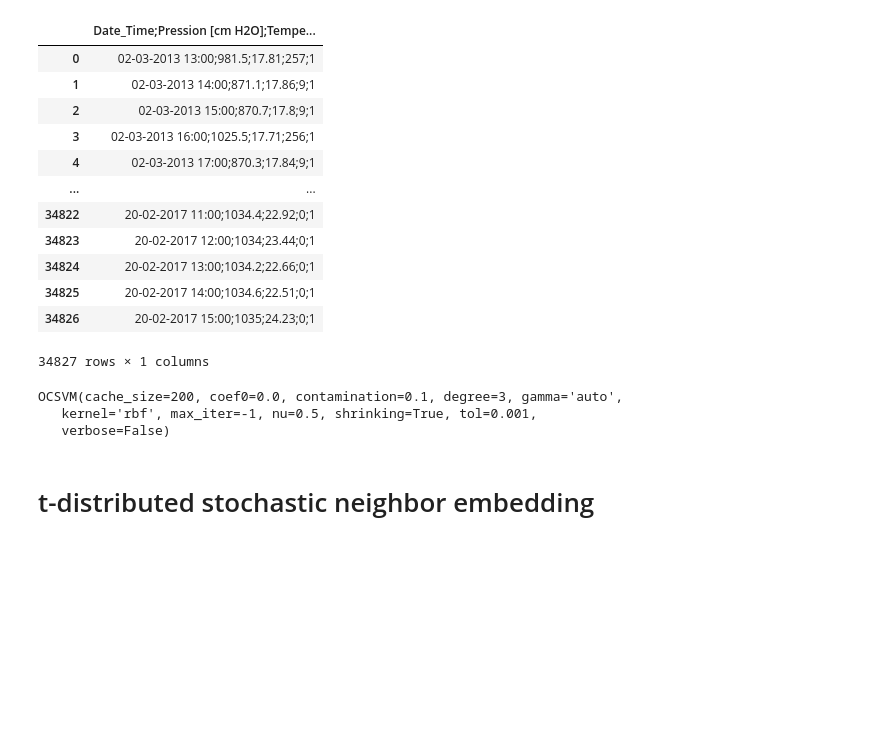
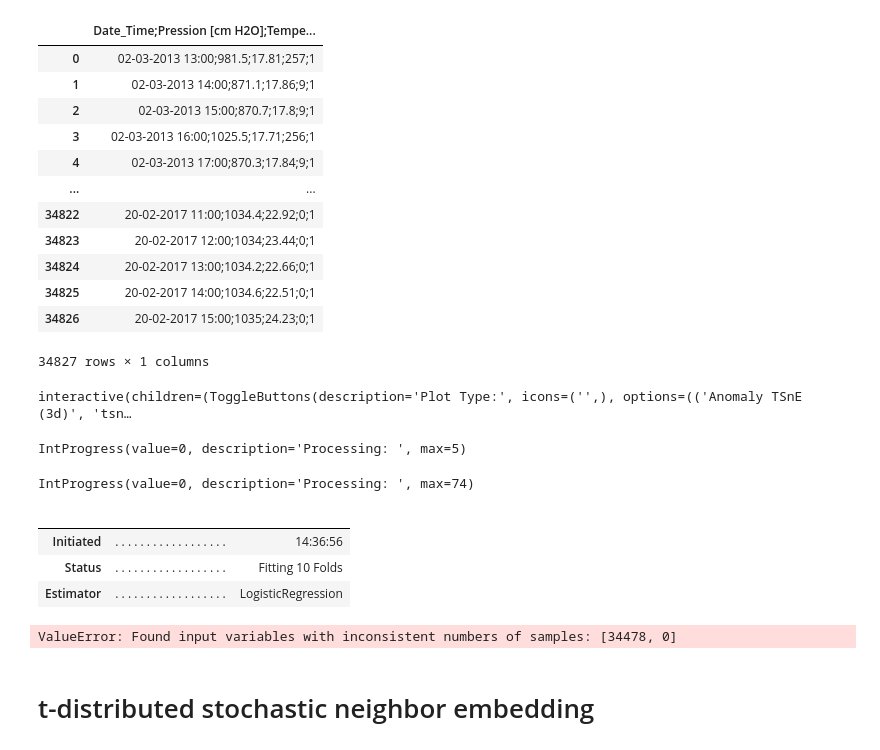
Before and after one commit to Max-jones/Sistema_Experto_APP, a Jupyter notebook: notebooks/PyCaret/pycaret_AD_tests.ipynb, the cells around one changed output. Cells and saved outputs as stored; diff of their text form; code cells hidden in the pictures; blank space fills up the shorter version.

```diff
--- a/notebooks/PyCaret/pycaret_AD_tests.ipynb
+++ b/notebooks/PyCaret/pycaret_AD_tests.ipynb
@@ -74,8 +75,3 @@ datas
 
 anomaly_methods= ['abod','iforest', 'cluster', 'cof', 'histogram', 'knn', 'lof', 'svm', 'pca', ' mcd', 'sod', 'sos']
 svm=create_model('svm',fraction=0.1)
-‘abod’
-# %% [output]
-OCSVM(cache_size=200, coef0=0.0, contamination=0.1, degree=3, gamma='auto',
-   kernel='rbf', max_iter=-1, nu=0.5, shrinking=True, tol=0.001,
-   verbose=False)
@@ -82,30 +80,17 @@ OCSVM(cache_size=200, coef0=0.0, contamination=0.1, degree=3, gamma='auto',
 # %%
-# local_path = 'C:\\Users\elmha\OneDrive - Universidad de Chile\Magíster\Tesis\Sistema-Experto\Data\processed/dataframe.csv'
-
-# def load_data(path):
-#     '''
-#     ARGS: path to the local .csv file
-#     Load data and search for the Date_Time column to index the dataframe by a datetime value.
-
-#     '''
-#     data = pd.read_csv(path)
-#     data['Date_Time'] = pd.to_datetime(data['Date_Time'])
-#     data.set_index('Date_Time', inplace=True)
-#     chile=pytz.timezone('Chile/Continental')
-#     data.index = data.index.tz_localize(pytz.utc).tz_convert(chile)
-#     return data
-
-# # %%
-# import pytz
-# from pycaret.datasets import get_data
-# anomaly = get_data('anomaly')
-# datas = load_data(local_path)
-# from pycaret.anomaly import *
-# exp_name = setup(data = datas)
-# knn = create_model('knn')
-# plot_model(knn, plot = 'tsne')
-# # %%
-# evaluate_model(knn)
-# # %%
+anomaly_detection = setup(data = datas,silent=True,profile=True, use_gpu=True)
+# %% [output]
+interactive(children=(ToggleButtons(description='Plot Type:', icons=('',), options=(('Anomaly TSnE (3d)', 'tsn…
+IntProgress(value=0, description='Processing: ', max=5)
+# %%
+tuned_svm = tune_model(model='svm', supervised_target='etiqueta conjunta')
+# %% [output]
+IntProgress(value=0, description='Processing: ', max=74)
+|  |  |  |
+|  |  |  |
+| Initiated | . . . . . . . . . . . . . . . . . . | 14:36:56 |
+| Status | . . . . . . . . . . . . . . . . . . | Fitting 10 Folds |
+| Estimator | . . . . . . . . . . . . . . . . . . | LogisticRegression |
+ValueError: Found input variables with inconsistent numbers of samples: [34478, 0]
 # %% [markdown]
 # t-distributed stochastic neighbor embedding
```
Also changed, not shown: parts of 2 cells of this notebook, 1 other file.
